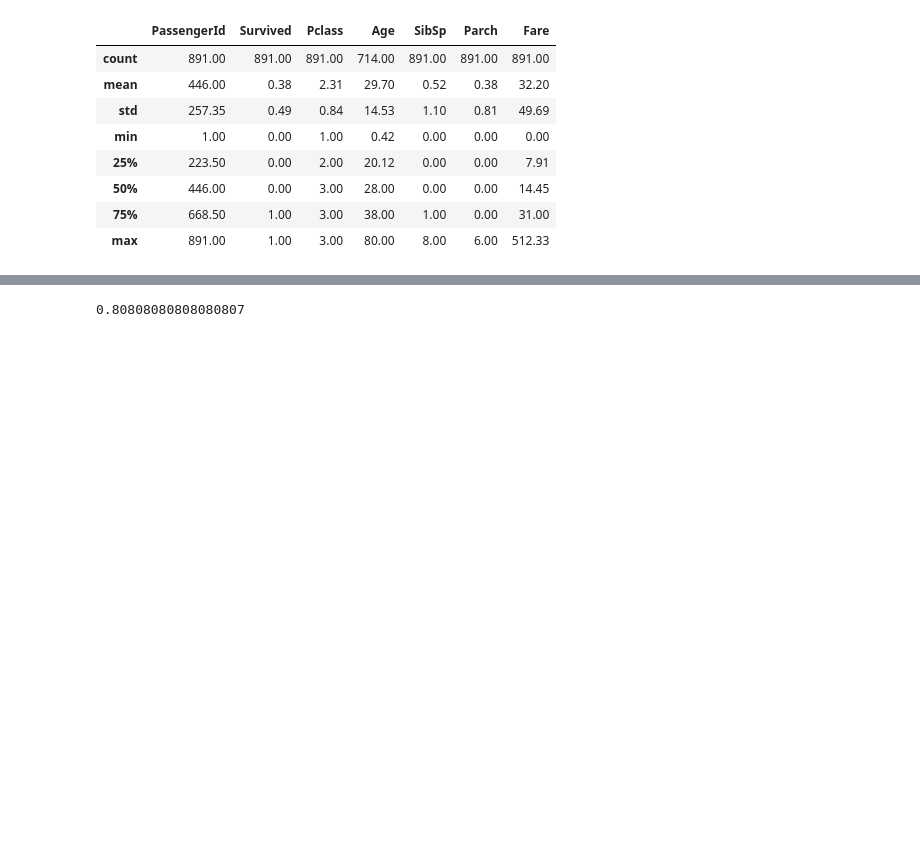
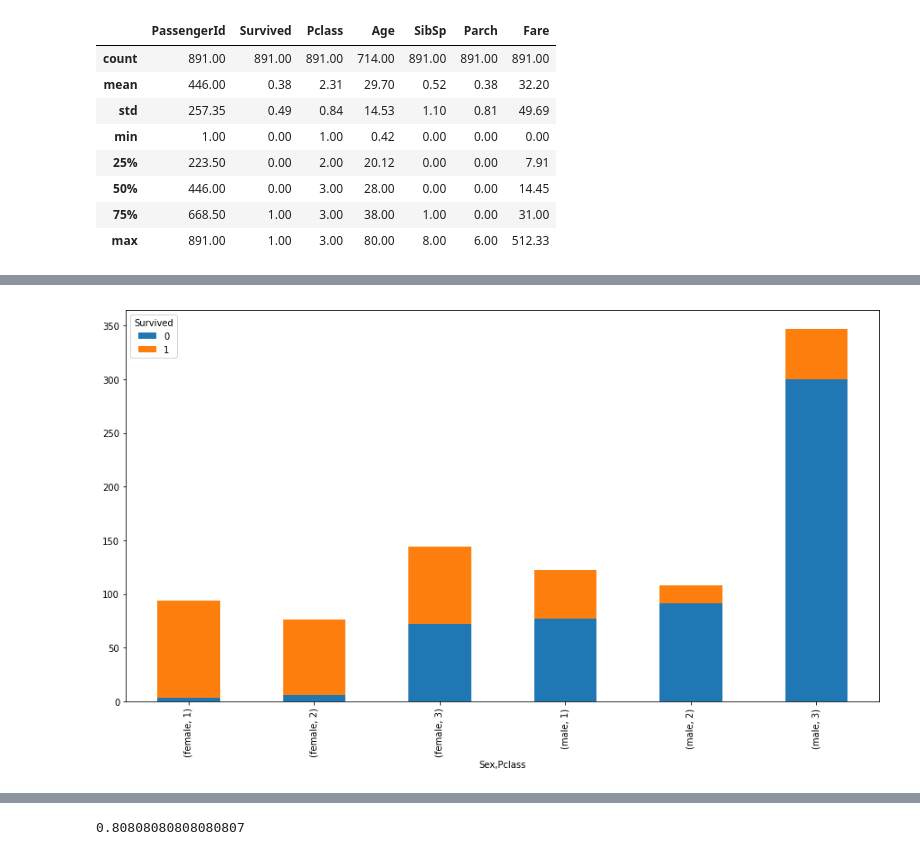
Before and after one commit to erlong15/bigdata_homework, a Jupyter notebook: homework5/titanic.ipynb, the cells around one changed output, grey strips where cells are left out. Saved outputs shown, nothing was run; the diff lists cells and outputs as text; code cells hidden in the pictures; blank space fills up the shorter version.

```diff
--- a/homework5/titanic.ipynb
+++ b/homework5/titanic.ipynb
@@ -66,0 +123,4 @@ df[df['Cabin'].isnull()==False]
+# %%
+df.groupby(['Sex','Pclass', 'Survived']).size().unstack().plot(kind='bar', stacked=True);
+# %% [output]
+[figure, added]
```
Also changed, not shown: parts of 24 cells of this notebook.
